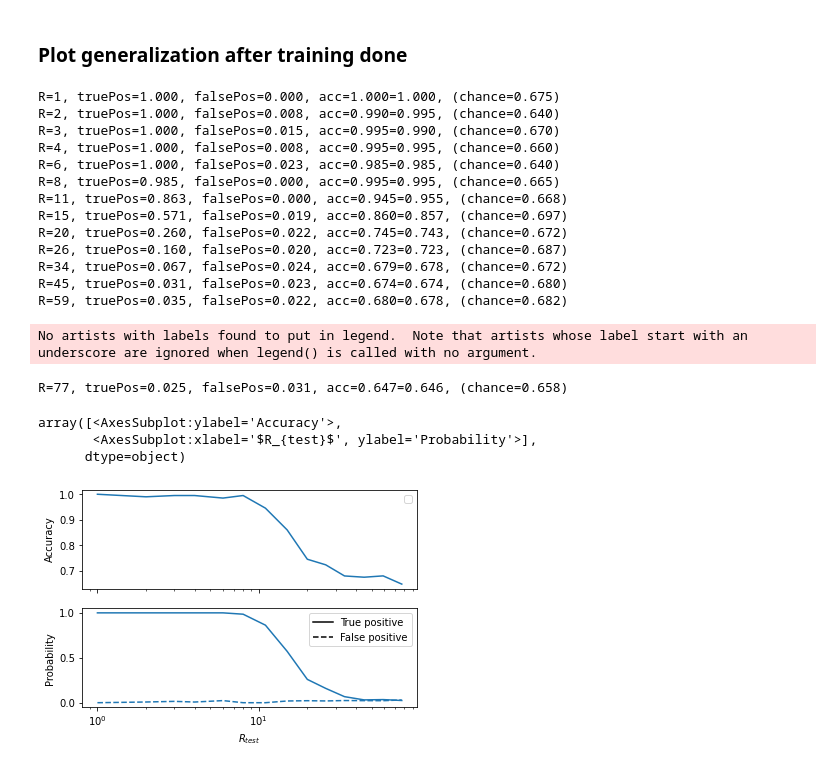
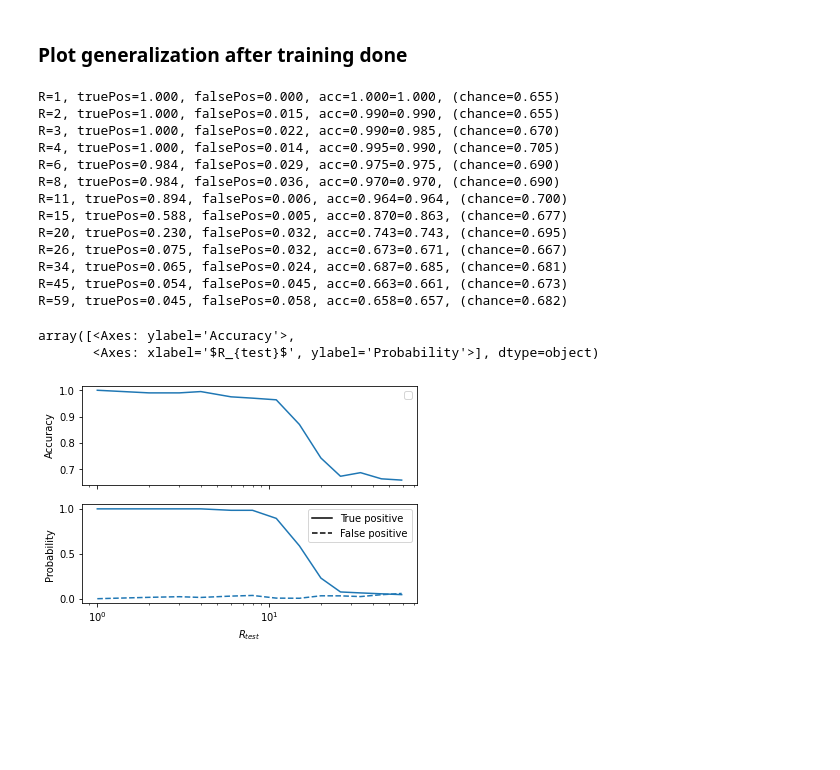
Before and after one commit to RaaghavM/hebbff, a Jupyter notebook: test_hebb_feature.ipynb, the cells around one changed output. Cells and saved outputs as stored; diff of their text form; code cells hidden in the pictures; blank space fills up the shorter version.

```diff
--- a/test_hebb_feature.ipynb
+++ b/test_hebb_feature.ipynb
@@ -44,10 +45,10 @@ from networks import HebbFeatureLayer
 from data import GenRecogClassifyData
 from plotting import plot_generalization, get_recog_positive_rates
 
-d = 50
-Nh = 16
-Ny = 1
-Nx = 512
+Nx = 512  # Raw image feature dimension (from ResNet output)
+d = 128    # Compressed feature dimension
+Nh = 32   # Hidden Hebbian layer size
+Ny = 1    # Output dimension (recognition task)
 
 Tmul = 20
 Tmin = 200
@@ -55,51 +56,48 @@ P = 0.5 # Probability of repeat
 noMultiRep = True
 
 net = HebbFeatureLayer(init=[d, Nh, Ny], Nx=Nx)
-pretrained_weights = "results/tensor_board_logs_no_freeze/results/HebbFeature_no_freeze_(6).pkl"
+pretrained_weights = "results/tensor_board_logs_no_freeze_augment_brady/results/HebbFeature_no_freeze_augment_brady_(10).pkl"
 net.load(pretrained_weights)
 img_dataset = "publish/conv/BradyOliva2008_UniqueObjects_ResNet18.pkl"
 images = torch.load(img_dataset)
 dummyClasses = torch.zeros(images.shape[0],1)
 sampleSpace = TensorDataset(images, dummyClasses)
 generator = GenRecogClassifyData(sampleSpace=sampleSpace)
 
 def generate_recog_data_batch(T,d,R,P,multiRep,batchSize,**kwargs):
     x,y = generator(T, R, P, batchSize, multiRep).tensors
     return TensorDataset(x, y[..., 0:1])
 
 if type(net) == HebbFeatureLayer:
     assert images.shape[1] == Nx # sanity check
 
 gen_data = lambda R: generate_recog_data_batch(T=max(Tmin, R*Tmul),
                                                    d=d,
                                                    R=R,
                                                    P=P,
                                                    softLabels=False,
                                                    interleave=True,
                                                    multiRep=(not noMultiRep),
                                                    batchSize=None,
                                                    xDataVals='+-',
                                                    device='cpu')
 
 testR, testAcc, truePosRate, falsePosRate = get_recog_positive_rates(net, gen_data)
 plot_generalization(testR, testAcc, truePosRate, falsePosRate)
 # %% [output]
-R=1, truePos=1.000, falsePos=0.000, acc=1.000=1.000, (chance=0.675)
-R=2, truePos=1.000, falsePos=0.008, acc=0.990=0.995, (chance=0.640)
-R=3, truePos=1.000, falsePos=0.015, acc=0.995=0.990, (chance=0.670)
-R=4, truePos=1.000, falsePos=0.008, acc=0.995=0.995, (chance=0.660)
-R=6, truePos=1.000, falsePos=0.023, acc=0.985=0.985, (chance=0.640)
-R=8, truePos=0.985, falsePos=0.000, acc=0.995=0.995, (chance=0.665)
-R=11, truePos=0.863, falsePos=0.000, acc=0.945=0.955, (chance=0.668)
-R=15, truePos=0.571, falsePos=0.019, acc=0.860=0.857, (chance=0.697)
-R=20, truePos=0.260, falsePos=0.022, acc=0.745=0.743, (chance=0.672)
-R=26, truePos=0.160, falsePos=0.020, acc=0.723=0.723, (chance=0.687)
-R=34, truePos=0.067, falsePos=0.024, acc=0.679=0.678, (chance=0.672)
-R=45, truePos=0.031, falsePos=0.023, acc=0.674=0.674, (chance=0.680)
-R=59, truePos=0.035, falsePos=0.022, acc=0.680=0.678, (chance=0.682)
+R=1, truePos=1.000, falsePos=0.000, acc=1.000=1.000, (chance=0.655)
+R=2, truePos=1.000, falsePos=0.015, acc=0.990=0.990, (chance=0.655)
+R=3, truePos=1.000, falsePos=0.022, acc=0.990=0.985, (chance=0.670)
+R=4, truePos=1.000, falsePos=0.014, acc=0.995=0.990, (chance=0.705)
+R=6, truePos=0.984, falsePos=0.029, acc=0.975=0.975, (chance=0.690)
+R=8, truePos=0.984, falsePos=0.036, acc=0.970=0.970, (chance=0.690)
+R=11, truePos=0.894, falsePos=0.006, acc=0.964=0.964, (chance=0.700)
+R=15, truePos=0.588, falsePos=0.005, acc=0.870=0.863, (chance=0.677)
+R=20, truePos=0.230, falsePos=0.032, acc=0.743=0.743, (chance=0.695)
+R=26, truePos=0.075, falsePos=0.032, acc=0.673=0.671, (chance=0.667)
+R=34, truePos=0.065, falsePos=0.024, acc=0.687=0.685, (chance=0.681)
+R=45, truePos=0.054, falsePos=0.045, acc=0.663=0.661, (chance=0.673)
+R=59, truePos=0.045, falsePos=0.058, acc=0.658=0.657, (chance=0.682)
-No artists with labels found to put in legend.  Note that artists whose label start with an underscore are ignored when legend() is called with no argument.
+array([<Axes: ylabel='Accuracy'>,
+       <Axes: xlabel='$R_{test}$', ylabel='Probability'>], dtype=object)
-R=77, truePos=0.025, falsePos=0.031, acc=0.647=0.646, (chance=0.658)
-array([<AxesSubplot:ylabel='Accuracy'>,
-       <AxesSubplot:xlabel='$R_{test}$', ylabel='Probability'>],
-      dtype=object)
-[figure, old version]
+[figure, new version]
```
Also changed, not shown: parts of 4 cells of this notebook, 7 other files.
